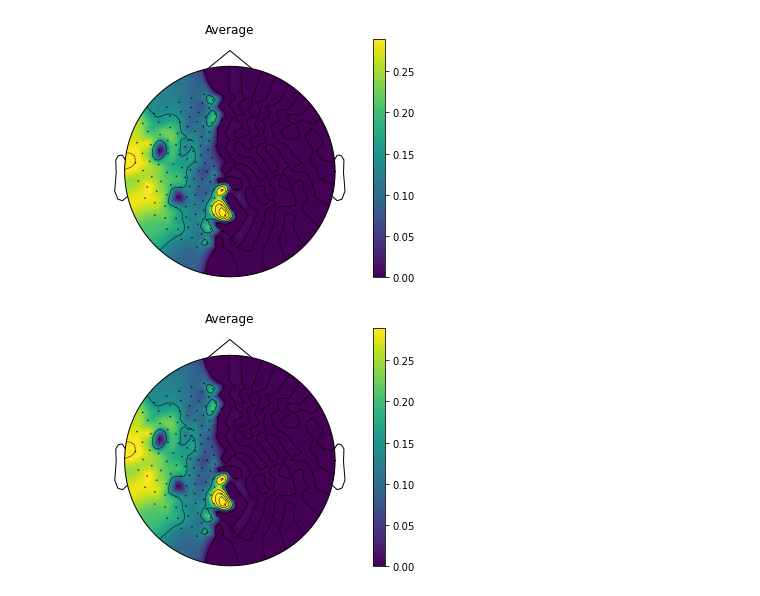
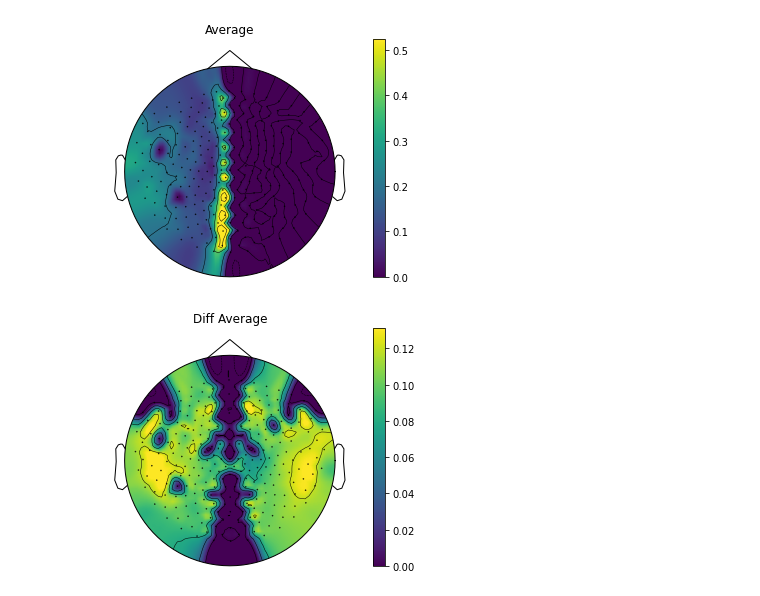
Before and after one commit to BNUCNL/MEG_Gump, a Jupyter notebook: tech_val/08_plot_ILC_figure_new.ipynb, the cells around one changed output. Drawn from its saved outputs; the diff is of its cells as text; code cells hidden in the pictures.

```diff
--- a/tech_val/08_plot_ILC_figure_new.ipynb
+++ b/tech_val/08_plot_ILC_figure_new.ipynb
@@ -143,14 +143,44 @@ Text(0.5, 1.0, 'Total Average')
+# %%
+left_sensor = [pair[0][0] for pair in sym_ch_pairs]
+right_sensor = [pair[0][1] for pair in sym_ch_pairs]
+left_mean = np.zeros(len(sym_ch_pairs))
+right_mean = np.zeros(len(sym_ch_pairs))
+for i, chn in enumerate(left_sensor):
+    n = 0
+    lch = 0
+    for j, pair in enumerate(asym_ch_pairs):
+        if chn == pair[0][0]:
+            lch += asym_corr[j]
+            n += 1
+    left_mean[i] = lch/n
+
+for i, chn in enumerate(right_sensor):
+    m = 0
+    rch = 0
+    for j, pair in enumerate(asym_ch_pairs):
+        if chn == pair[0][1]:
+            rch += asym_corr[j]
+            m += 1
+    right_mean[i] = rch/m
+
+diff_sym = np.append(left_mean, right_mean)
 # %%
 # exclude_ch = ['F21', 'F41', 'C11', 'C51', 'C61', 'C63', 'P21','P31' 'P51', 'O21', 'O41', 'F11',
 #              'F31', 'F51', 'F61', 'C12', 'C21', 'C52', 'C62', 'C55', 'O11', 'O31', 'O51']
 # exclude_ch = [f'ML{chn}-4503' for chn in exclude_ch]
 reg = re.compile('M...1-4503')
 exclude_ch = list(filter(reg.match, ch_name))
+# %%
+diff_val = np.zeros((len(ch_name)))
+sensor = np.append(np.asarray(left_sensor), np.asarray(right_sensor))
+for i, chn in enumerate(sensor):
+    if not chn in exclude_ch:
+        diff_val[ch_name.index(chn)] = diff_sym[i]
 # %%
 ilc_val = np.zeros((len(ch_name)))
 for i, pair in enumerate(sym_ch_pairs):
-    if not pair[0][0] in exclude_ch:
-        ilc_val[ch_name.index(pair[0][0])] = sym_corr[i]
+#     if not pair[0][0] in exclude_ch:
+    ilc_val[ch_name.index(pair[0][0])] = sym_corr[i]
 # %%
 # extract layout
 sub_path = BIDSPath(subject='01', run='01', task='movie', session='movie', root='/nfs/e5/studyforrest/forrest_movie_meg/gump_meg_bids')
@@ -183,8 +213,9 @@ Finding samples for /nfs/e5/studyforrest/forrest_movie_meg/gump_meg_bids/sub-01/
 Current compensation grade : 3
 Reading events from /nfs/e5/studyforrest/forrest_movie_meg/gump_meg_bids/sub-01/ses-movie/meg/sub-01_ses-movie_task-movie_run-01_events.tsv.
 Reading channel info from /nfs/e5/studyforrest/forrest_movie_meg/gump_meg_bids/sub-01/ses-movie/meg/sub-01_ses-movie_task-movie_run-01_channels.tsv.
-# %%
-plot_topomap(ilc_val, meg_layout, title='Average')
-# %% [output]
-[figure, removed]
-[figure, removed]
+# %%
+fig1 = plot_topomap(ilc_val, meg_layout, title='Average')
+fig2 = plot_topomap(diff_val, meg_layout, title='Diff Average')
+# %% [output]
+[figure, added]
+[figure, added]
```
Also changed, not shown: parts of 2 cells of this notebook.
